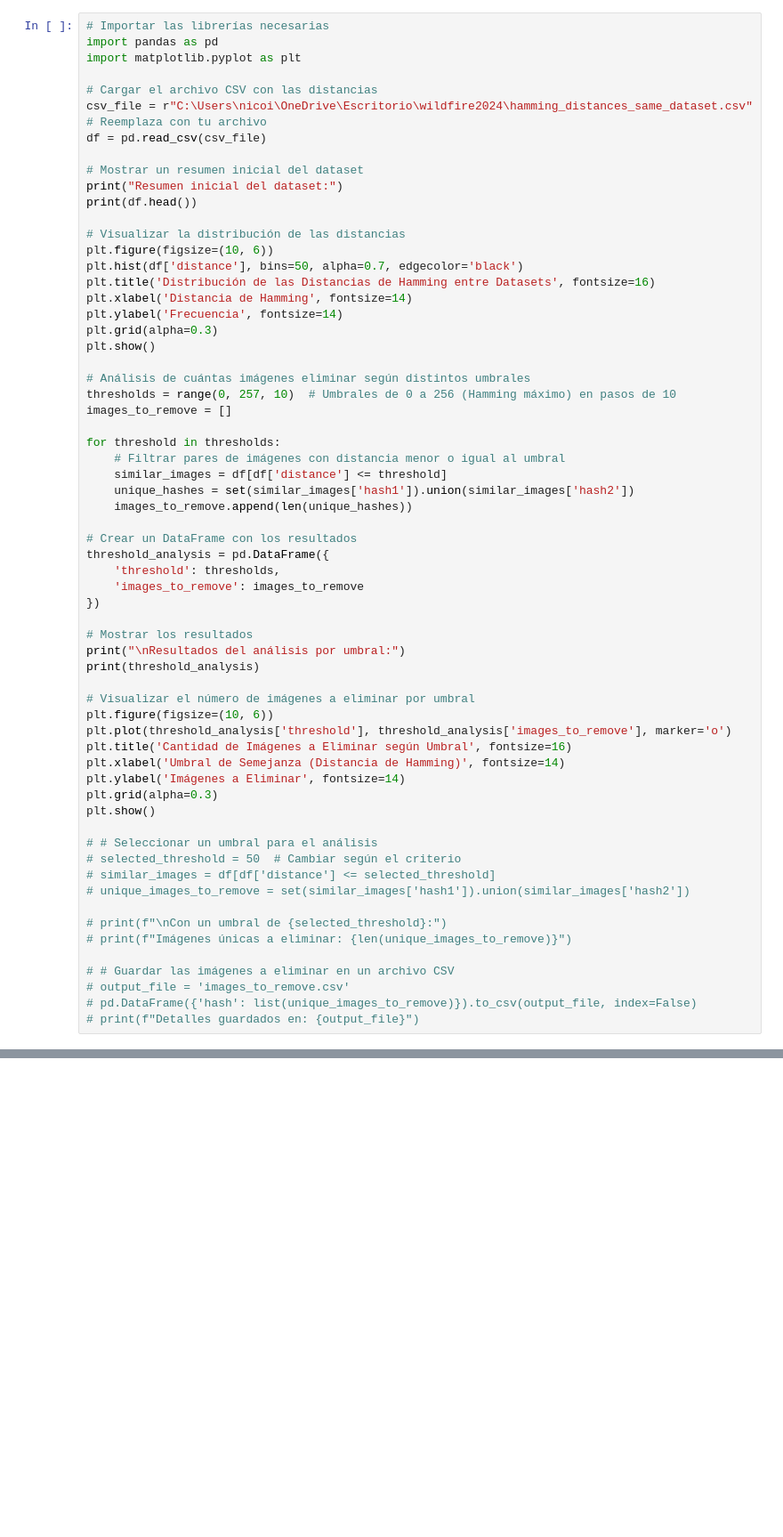
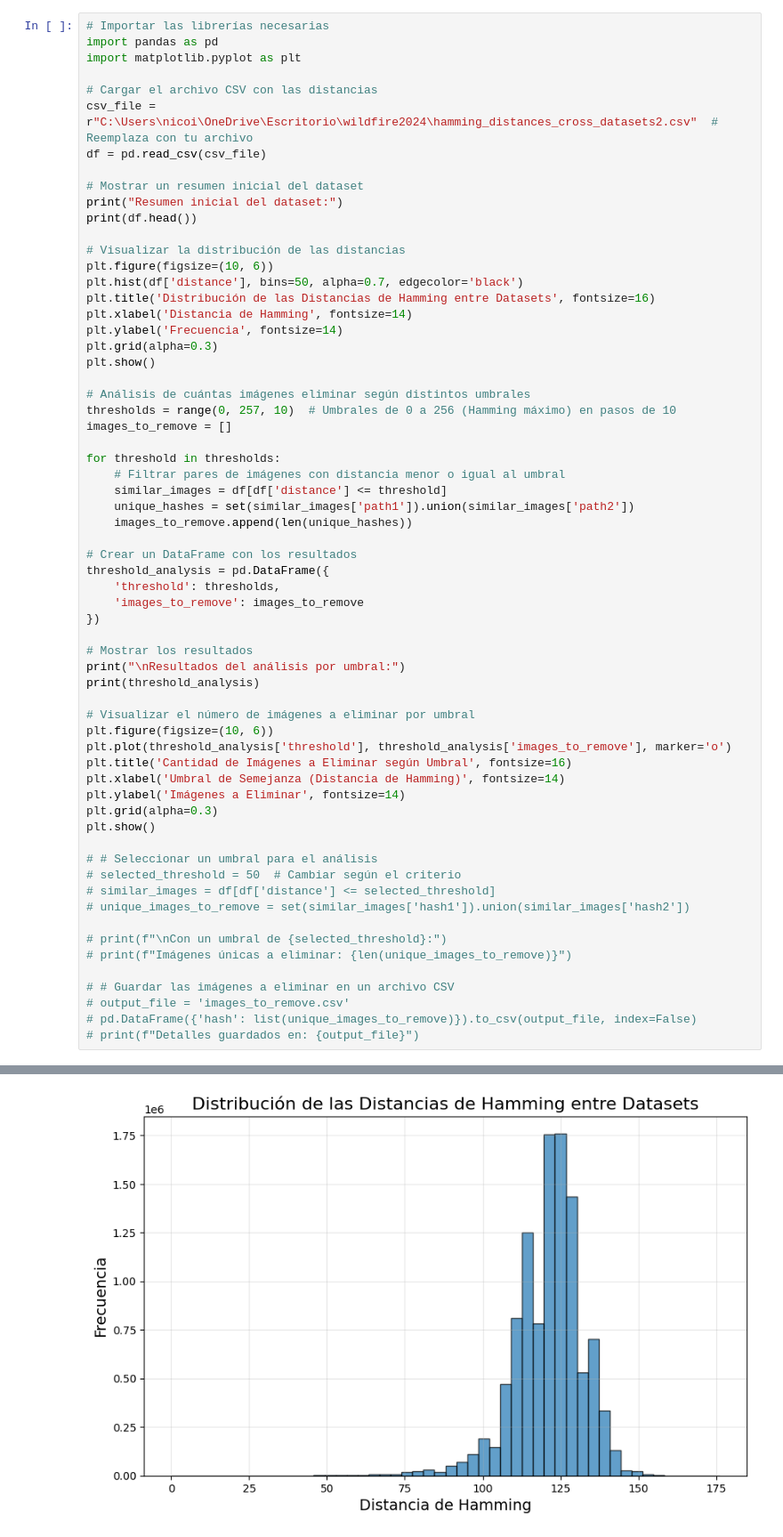
Before and after one commit to NicolasIsla/wildfire2024, a Jupyter notebook: help/estimacion.ipynb, the cells around one changed output, grey strips where cells are left out. Shown at 89% size. Drawn from its saved outputs; the diff is of its cells as text; blank space fills up the shorter version.

```diff
--- a/help/estimacion.ipynb
+++ b/help/estimacion.ipynb
@@ -4,7 +4,7 @@ import pandas as pd
 import matplotlib.pyplot as plt
 
 # Cargar el archivo CSV con las distancias
-csv_file = r"C:\Users\nicoi\OneDrive\Escritorio\wildfire2024\hamming_distances_same_dataset.csv"  # Reemplaza con tu archivo
+csv_file = r"C:\Users\nicoi\OneDrive\Escritorio\wildfire2024\hamming_distances_cross_datasets2.csv"  # Reemplaza con tu archivo
 df = pd.read_csv(csv_file)
 
 # Mostrar un resumen inicial del dataset
@@ -27,7 +27,7 @@ images_to_remove = []
 for threshold in thresholds:
     # Filtrar pares de imágenes con distancia menor o igual al umbral
     similar_images = df[df['distance'] <= threshold]
-    unique_hashes = set(similar_images['hash1']).union(similar_images['hash2'])
+    unique_hashes = set(similar_images['path1']).union(similar_images['path2'])
     images_to_remove.append(len(unique_hashes))
 
 # Crear un DataFrame con los resultados
@@ -65,0 +79 @@ FileNotFoundError: [Errno 2] No such file or directory: 'hamming_distances_cross
+[figure, added]
```
Also changed, not shown: parts of 2 cells of this notebook, 1 other file.
